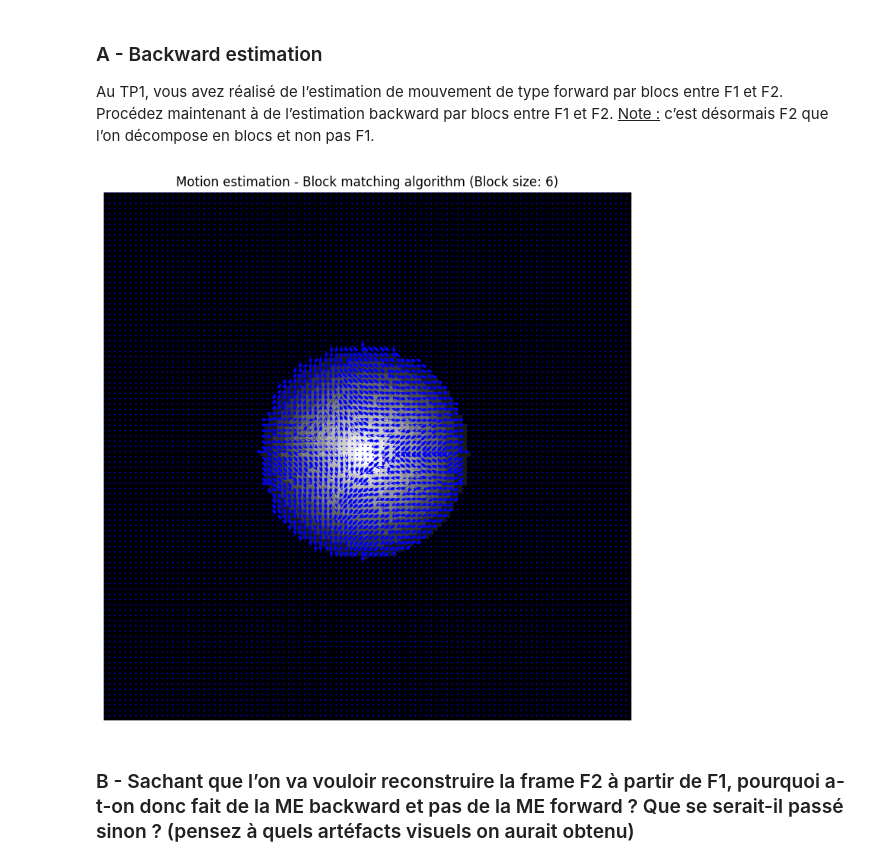
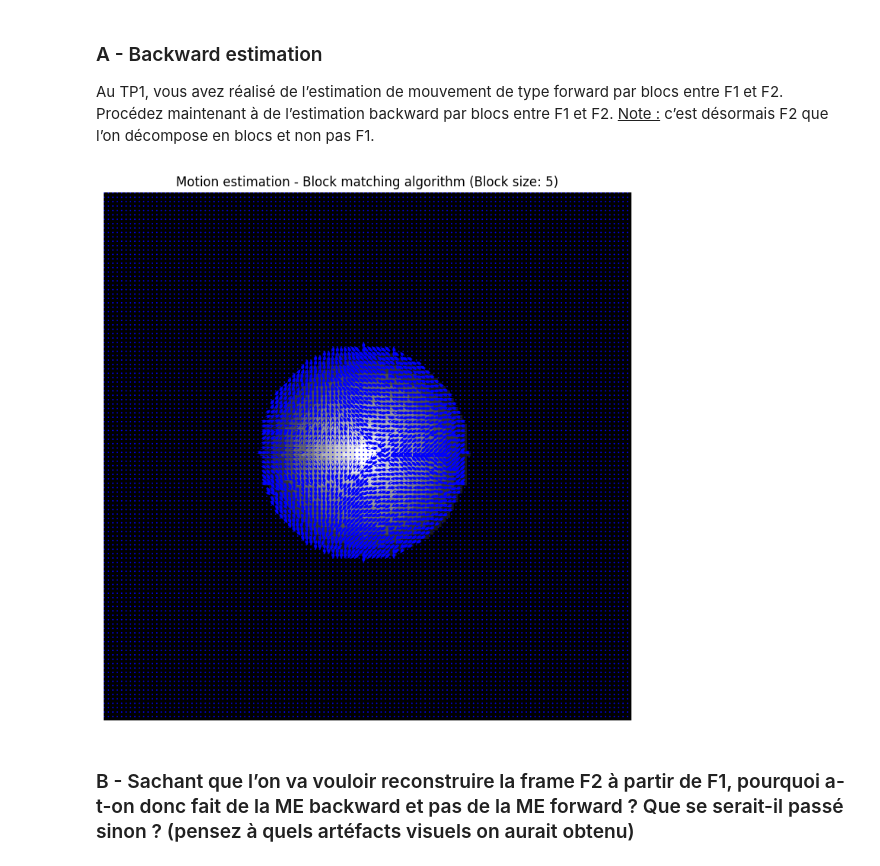
Before and after one commit to sinansoulier/VideoProcessing, a Jupyter notebook: TP2/motion_compensation.ipynb, the cells around one changed output. Cells and saved outputs as stored; diff of their text form; code cells hidden in the pictures.

```diff
--- a/TP2/motion_compensation.ipynb
+++ b/TP2/motion_compensation.ipynb
@@ -149,13 +149,13 @@ def BMA_display(frame1: np.ndarray, frame2: np.ndarray, block_size: int = 16, wi
 
     return v_x, v_y, moving_blocks_x, moving_blocks_y
 # %%
-BLOCK_SIZE = 6
+BLOCK_SIZE = 5
 WINDOW_SIZE = 25
 # Use pic2 as first frame, that will decomposed into blocks
 # Use pic1 as second frame, that will be used to find the best match for each block
 v_x, v_y, moving_blocks_x, moving_blocks_y = BMA_display(pic2, pic1, block_size=BLOCK_SIZE, window_size=WINDOW_SIZE)
 # %% [output]
-[figure, old version]
+[figure, new version]
 # %% [markdown]
 ### B - Sachant que l’on va vouloir reconstruire la frame F2 à partir de F1, pourquoi a-t-on donc fait de la ME backward et pas de la ME forward ? Que se serait-il passé sinon ? (pensez à quels artéfacts visuels on aurait obtenu)
 # %% [markdown]
```
Also changed, not shown: parts of 1 cell of this notebook.
